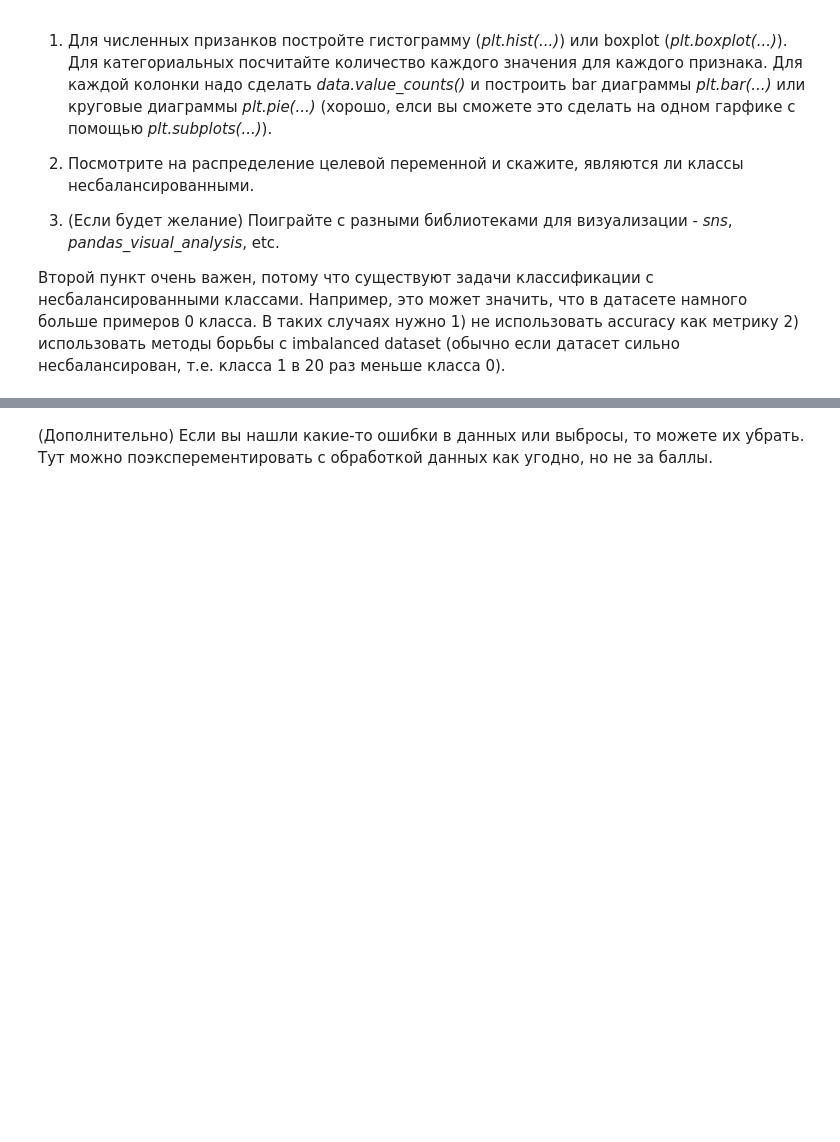
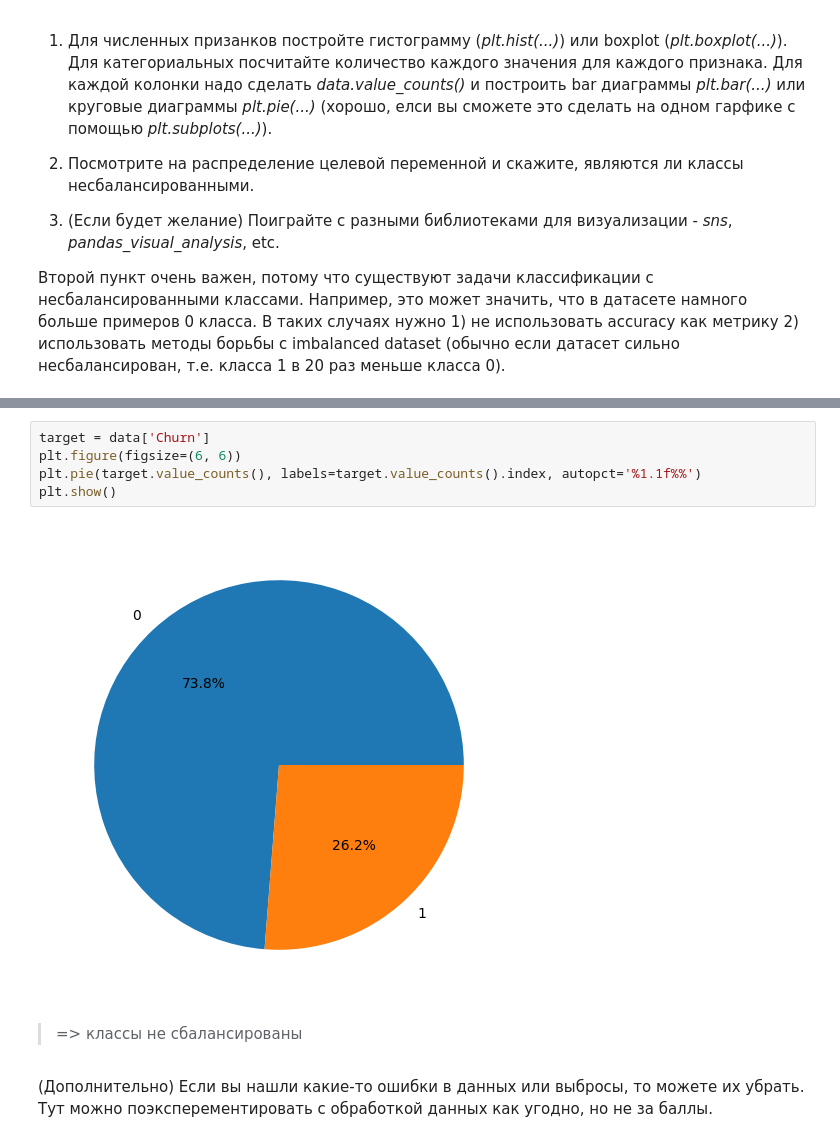
Before and after one commit to TastyButSadly/Notebooks, a Jupyter notebook: hw_3_kaggle.ipynb, the cells around one changed output, grey strips where cells are left out. Drawn from its saved outputs; the diff is of its cells as text; blank space fills up the shorter version.

```diff
--- a/hw_3_kaggle.ipynb
+++ b/hw_3_kaggle.ipynb
@@ -159,3 +352,14 @@ target_col = 'Churn'
+# %%
+target = data['Churn']
+plt.figure(figsize=(6, 6))
+plt.pie(target.value_counts(), labels=target.value_counts().index, autopct='%1.1f%%')
+plt.show()
+# %% [output]
+[figure, added]
+# %% [markdown]
+
+
+>  => классы не сбалансированы
 # %% [markdown]
 (Дополнительно) Если вы нашли какие-то ошибки в данных или выбросы, то можете их убрать. Тут можно поэксперементировать с обработкой данных как угодно, но не за баллы.
 # %%
```
Also changed, not shown: parts of 21 cells of this notebook.
